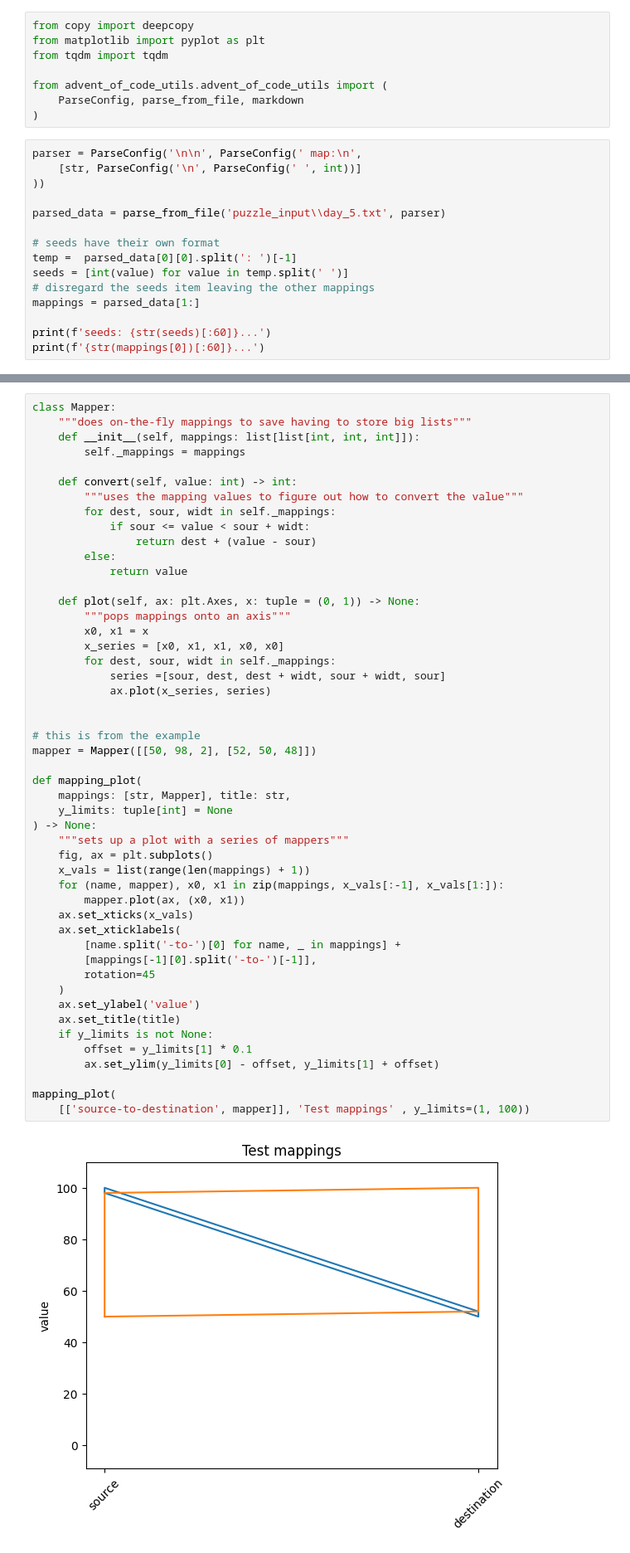
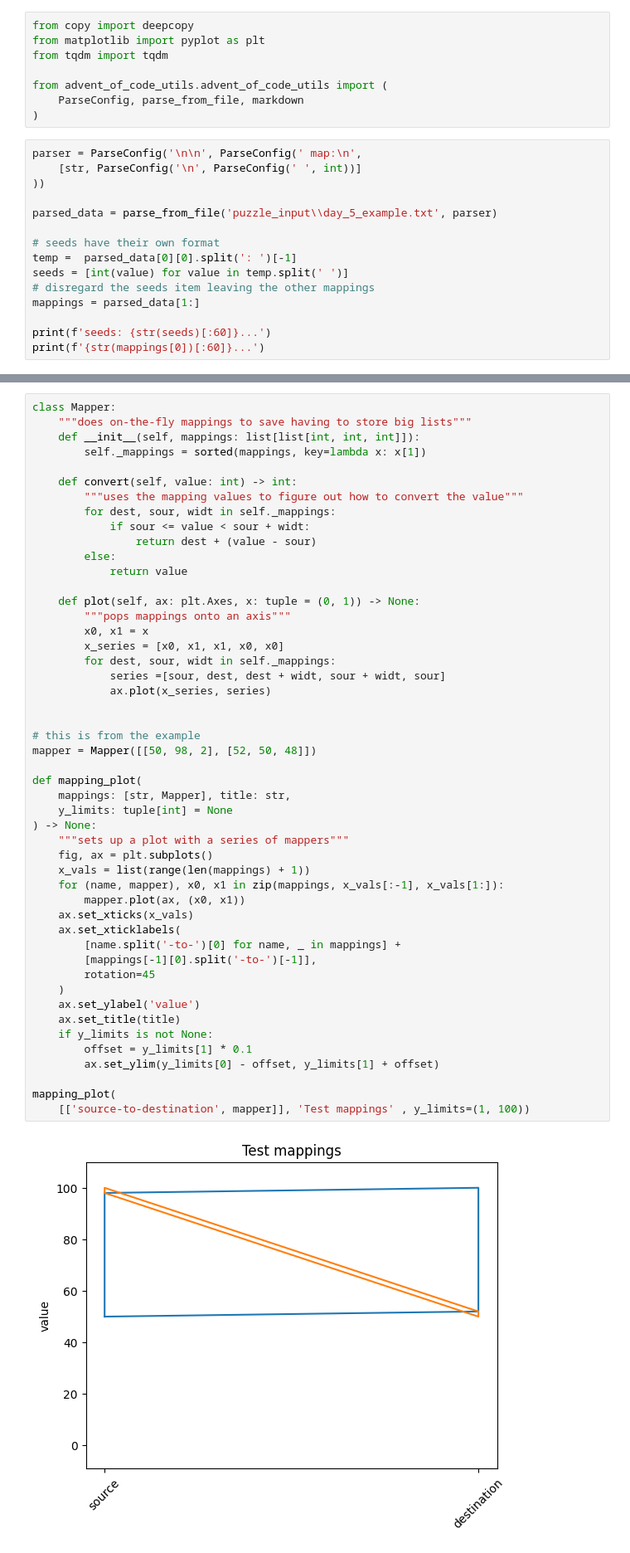
Before and after one commit to nouseforkeys/advent-of-code-23, a Jupyter notebook: day_5.ipynb, the cells around one changed output, grey strips where cells are left out. Shown at 83% size. Cells and saved outputs as stored; diff of their text form.

```diff
--- a/day_5.ipynb
+++ b/day_5.ipynb
@@ -18,7 +18,7 @@ parser = ParseConfig('\n\n', ParseConfig(' map:\n',
     [str, ParseConfig('\n', ParseConfig(' ', int))]
 ))
 
-parsed_data = parse_from_file('puzzle_input\\day_5.txt', parser)
+parsed_data = parse_from_file('puzzle_input\\day_5_example.txt', parser)
 
 # seeds have their own format
 temp =  parsed_data[0][0].split(': ')[-1]
@@ -35,7 +35,7 @@ seeds: [3429320627, 235304036, 1147330745, 114559245, 1684000747, 4...
 class Mapper:
     """does on-the-fly mappings to save having to store big lists"""
     def __init__(self, mappings: list[list[int, int, int]]):
-        self._mappings = mappings
+        self._mappings = sorted(mappings, key=lambda x: x[1])
 
     def convert(self, value: int) -> int:
         """uses the mapping values to figure out how to convert the value"""
@@ -54,34 +54,34 @@ class Mapper:
             ax.plot(x_series, series)
 
 
 # this is from the example
 mapper = Mapper([[50, 98, 2], [52, 50, 48]])
 
 def mapping_plot(
     mappings: [str, Mapper], title: str,
     y_limits: tuple[int] = None
 ) -> None:
     """sets up a plot with a series of mappers"""
     fig, ax = plt.subplots()
     x_vals = list(range(len(mappings) + 1))
     for (name, mapper), x0, x1 in zip(mappings, x_vals[:-1], x_vals[1:]):
         mapper.plot(ax, (x0, x1))
     ax.set_xticks(x_vals)
     ax.set_xticklabels(
         [name.split('-to-')[0] for name, _ in mappings] +
         [mappings[-1][0].split('-to-')[-1]],
         rotation=45
     )
     ax.set_ylabel('value')
     ax.set_title(title)
     if y_limits is not None:
         offset = y_limits[1] * 0.1
         ax.set_ylim(y_limits[0] - offset, y_limits[1] + offset)
 
 mapping_plot(
     [['source-to-destination', mapper]], 'Test mappings' , y_limits=(1, 100))
 # %% [output]
-[figure, old version]
+[figure, new version]
 # %%
 # ok let's convert our input to Mapper instances and see what we're up against
 mappers = [[name, Mapper(mapping)] for name, mapping in mappings]
```
Also changed, not shown: parts of 5 cells of this notebook.
